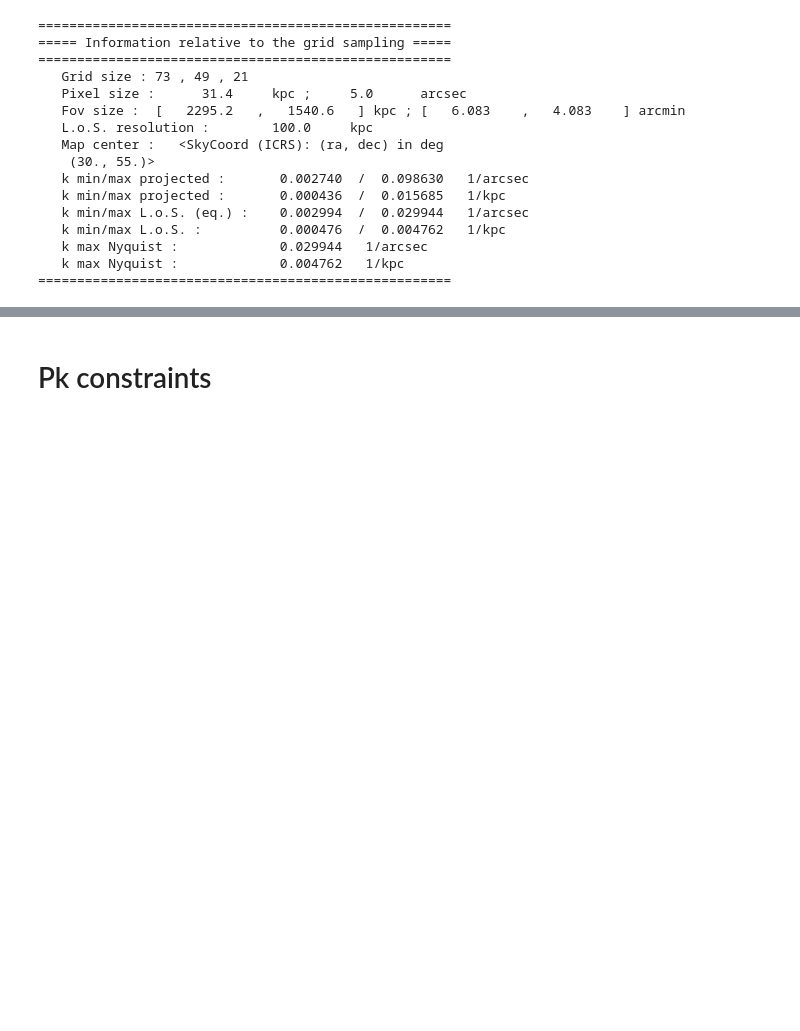
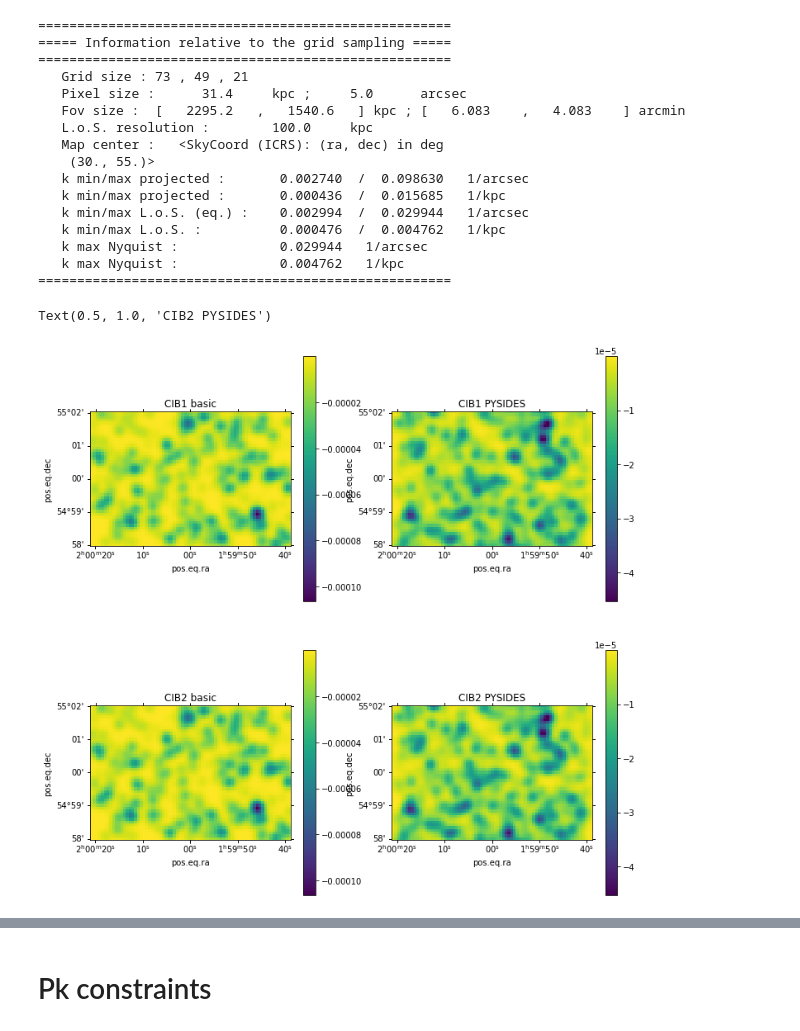
Before and after one commit to remi-adam/pitszi, a Jupyter notebook: notebook/pitszi_dev_inference_adding_bkg_noise.ipynb, the cells around one changed output, grey strips where cells are left out. Drawn from its saved outputs; the diff is of its cells as text; code cells hidden in the pictures; blank space fills up the shorter version.

```diff
--- a/notebook/pitszi_dev_inference_adding_bkg_noise.ipynb
+++ b/notebook/pitszi_dev_inference_adding_bkg_noise.ipynb
@@ -42,14 +42,14 @@ fluct_seed = int(np.random.uniform(0,100000))
 #----- Instrumental parameters
 # Beam smoothing
 beam_FWHM1 = 18*u.arcsec
-beam_FWHM2 = 13*u.arcsec
+beam_FWHM2 = 18*u.arcsec
 
 # Transfer function
 karcsec1 = np.linspace(0, 1/beam_FWHM1.to_value('arcsec')*10, 1000)*u.arcsec**-1
 kfov1 = 1/(7*60)
 TF1 = {'k':karcsec1, 'TF':1-np.exp(-karcsec1.to_value('arcsec-1')/kfov1)}
 karcsec2 = np.linspace(0, 1/beam_FWHM2.to_value('arcsec')*10, 1000)*u.arcsec**-1
-kfov2 = 1/(4*60)
+kfov2 = 1/(7*60)
 TF2 = {'k':karcsec2, 'TF':1-np.exp(-karcsec2.to_value('arcsec-1')/kfov2)}
 
 # Mask
@@ -58,8 +58,8 @@ mask_Ntheta500 = 1
 # Noise
 noise_k1 = lambda k_arcsec: (2e-9 + 2e-9 * (k_arcsec*60)**-1)
 noise_r1 = lambda r_arcsec: (1 + np.exp((r_arcsec-200)/80))
-noise_k2 = lambda k_arcsec: (2e-9 + 2e-9 * (k_arcsec*60)**-1)/1.5
-noise_r2 = lambda r_arcsec: (1 + np.exp((r_arcsec-150)/60))
+noise_k2 = lambda k_arcsec: (2e-9 + 2e-9 * (k_arcsec*60)**-1)
+noise_r2 = lambda r_arcsec: (1 + np.exp((r_arcsec-200)/80))
 # %%
 #----- Analysis parameters
 # Image sampling
@@ -177,2 +206,27 @@ def simu_cib(Nsource=300):
+# %%
+s1a, s2a = simu_cib1(Nsim=1, Scut_high=0.5)
+s1b, s2b = simu_cib2(Nsim=1, Scut_high=0.5)
+
+plt.rcParams.update({'font.size': 10})
+fig = plt.figure(0, figsize=(12, 12))
+ax = plt.subplot(2, 2, 1, projection=WCS(mock.get_map_header()))
+plt.imshow(s1a[0])
+plt.colorbar()
+plt.title('CIB1 basic')
+ax = plt.subplot(2, 2, 2, projection=WCS(mock.get_map_header()))
+plt.imshow(s1b[0])
+plt.colorbar()
+plt.title('CIB1 PYSIDES')
+ax = plt.subplot(2, 2, 3, projection=WCS(mock.get_map_header()))
+plt.imshow(s2a[0])
+plt.colorbar()
+plt.title('CIB2 basic')
+ax = plt.subplot(2, 2, 4, projection=WCS(mock.get_map_header()))
+plt.imshow(s2b[0])
+plt.colorbar()
+plt.title('CIB2 PYSIDES')
+# %% [output]
+Text(0.5, 1.0, 'CIB2 PYSIDES')
+[figure, added]
 # %%
 #===== Add CIB to data
```
Also changed, not shown: parts of 6 cells of this notebook, 1 other file.
